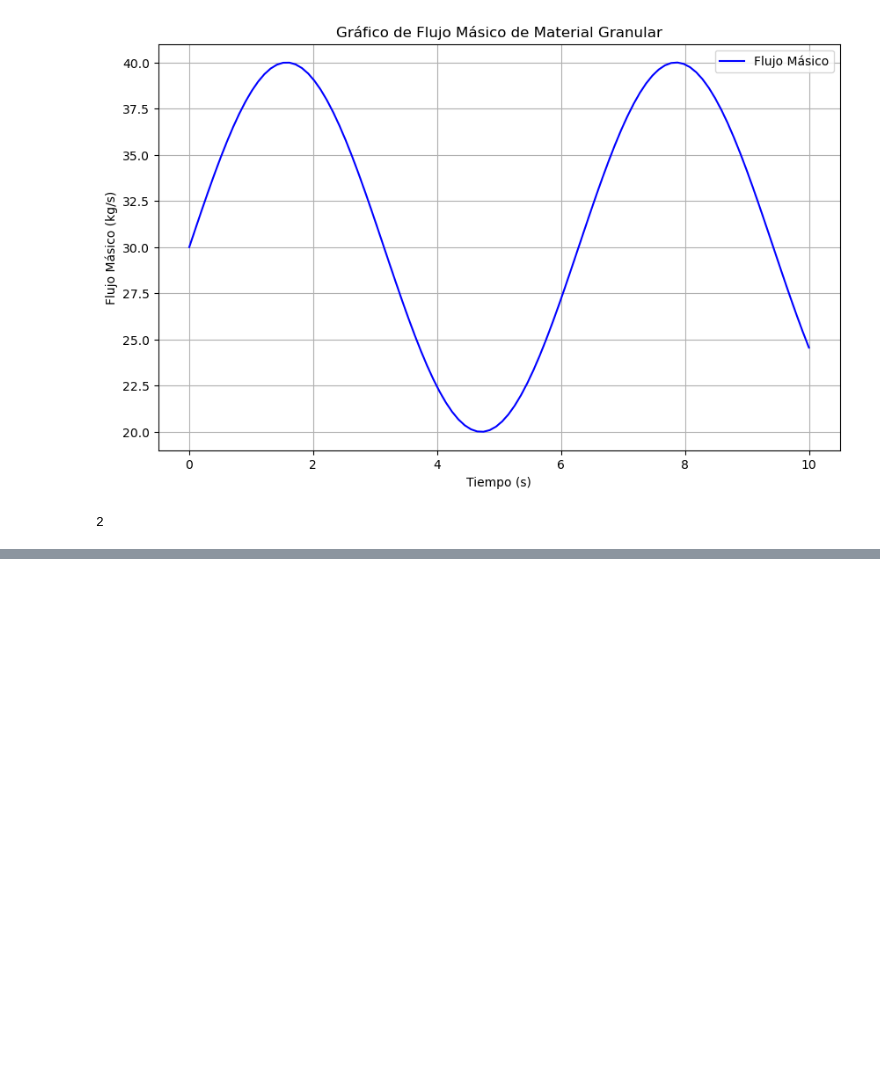
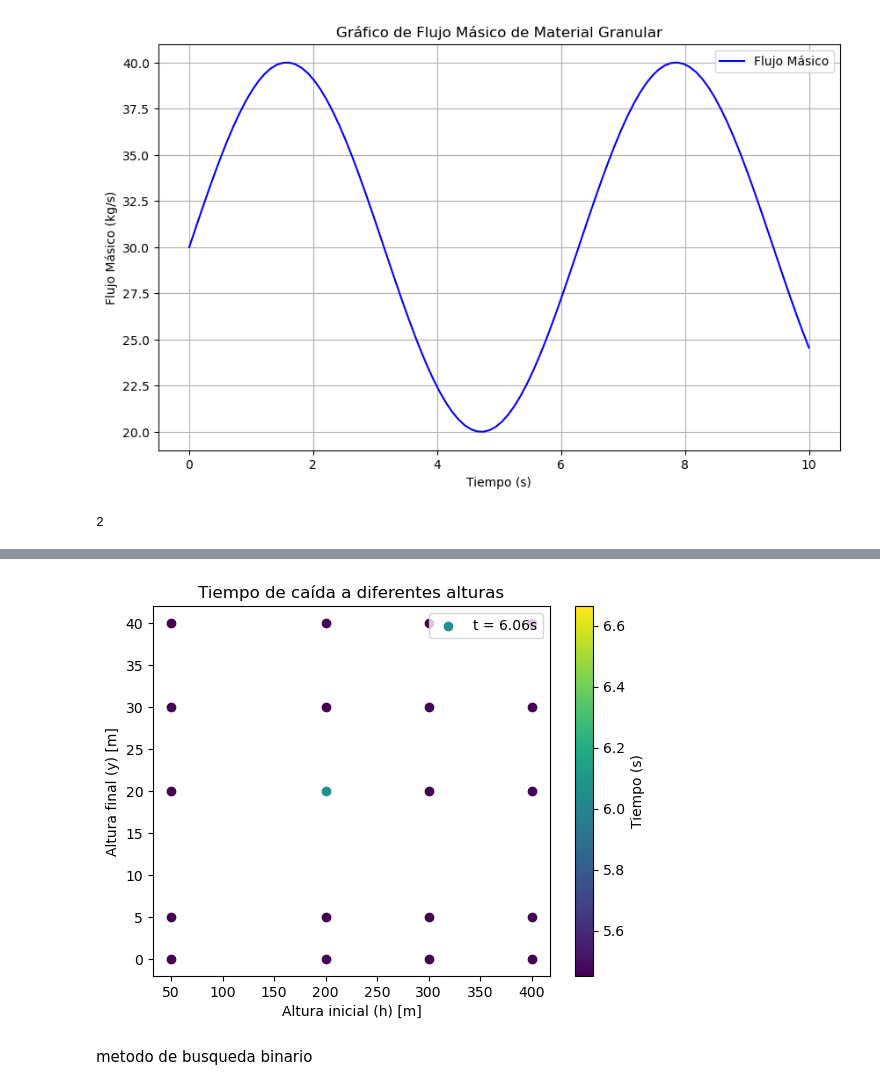
Before and after one commit to danielsh2390/Mi-primer-proyecto, a Jupyter notebook: Miprimer.ipynb, the cells around one changed output, grey strips where cells are left out. Cells and saved outputs as stored; diff of their text form; code cells hidden in the pictures; blank space fills up the shorter version.

```diff
--- a/Miprimer.ipynb
+++ b/Miprimer.ipynb
@@ -175,0 +182,19 @@ plt.show()
+# %%
+def tiempo_caida(y, h):
+    g = 9.81
+    if y < 0:
+        return "Error"
+    elif y > h:
+        return "Error"
+    else:
+        return (2 * (h - y) / g) ** 0.5
+# %%
+lista_h = [200, 300, 400, 50]
+lista_y = [20, 30, 40, 5, 0]
+
+resultados = dict()
+for h in lista_h:
+    for y in lista_y:
+        t = tiempo_caida(y, h)
+        print(f"Altura inicial: {h}m., tiempo a la altura {y}m. : {t} s.")
+        resultados[(h, y)] = t
@@ -175,0 +246,54 @@ plt.show()
+# %%
+import matplotlib.pyplot as plt
+
+def tiempo_caida(y, h):
+    g = 9.81
+    if not isinstance(y, (int, float)) or not isinstance(h, (int, float)):
+        return "Error: Input must be a number"
+    if y < 0 or h < 0:
+        return "Error: Heights cannot be negative"
+    elif y > h:
+        return "Error: Cannot fall to a height higher than the initial height"
+    else:
+        return (2 * (h - y) / g) ** 0.5
+
+# List of initial heights and heights to fall to
+lista_h = [200, 300, 400, 50]
+lista_y = [20, 30, 40, 5, 0]
+
+# Store the results
+resultados = dict()
+
+# Prepare data for plotting
+times = []
+heights = []
+
+# Calculate the time for each pair of h and y
+for h in lista_h:
+    for y in lista_y:
+        t = tiempo_caida(y, h)
+        if isinstance(t, (int, float)):  # Only valid times
+            times.append(t)
+            heights.append((h, y))
+
+# Plot the results
+fig, ax = plt.subplots()
+for i, (h, y) in enumerate(heights):
+    ax.scatter(h, y, c=times[i], cmap='viridis', label=f"t = {times[i]:.2f}s" if i == 0 else "")  # Color by time
+
+# Set labels and title
+ax.set_xlabel('Altura inicial (h) [m]')
+ax.set_ylabel('Altura final (y) [m]')
+ax.set_title('Tiempo de caída a diferentes alturas')
+
+# Add a colorbar
+cbar = plt.colorbar(ax.collections[0], ax=ax, orientation='vertical')
+cbar.set_label('Tiempo (s)')
+
+# Show the plot
+plt.legend()
+plt.show()
+# %% [output]
+[figure, added]
+# %% [markdown]
+metodo de busqueda binario
```
Also changed, not shown: parts of 5 cells of this notebook.
